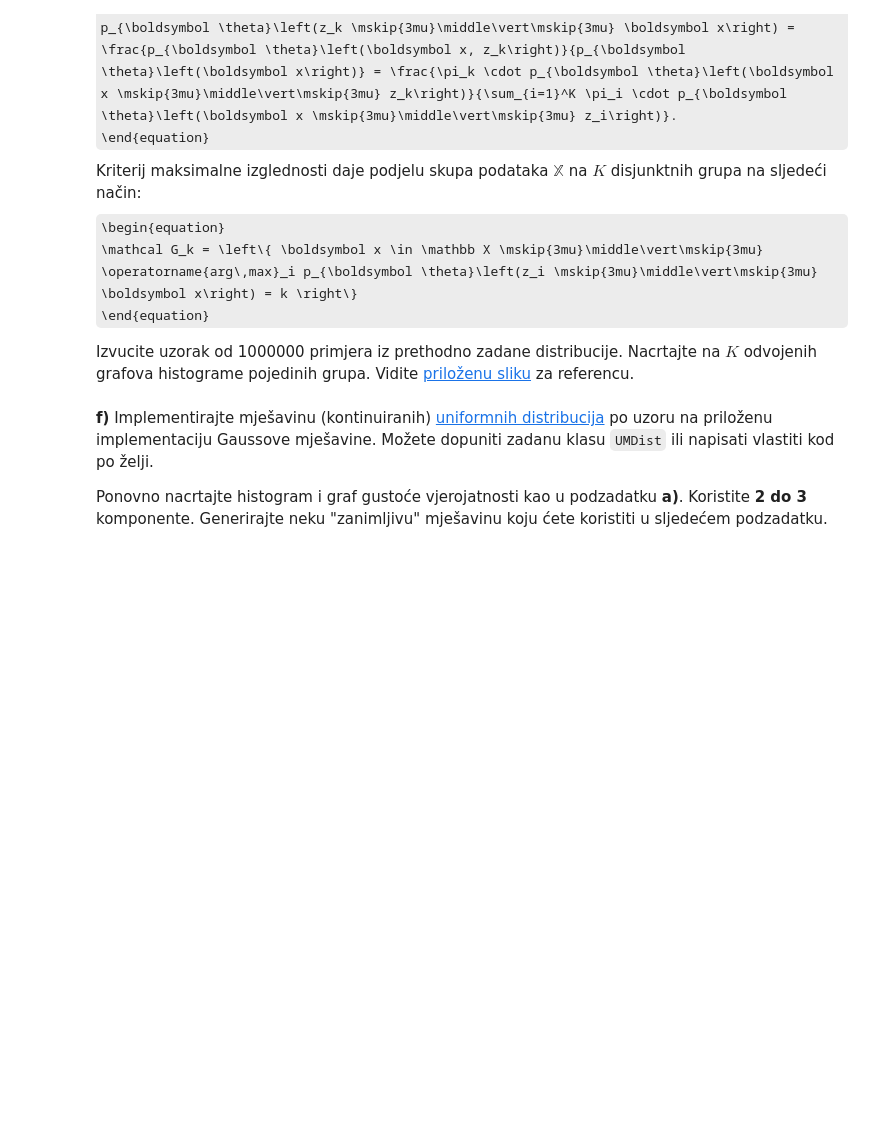
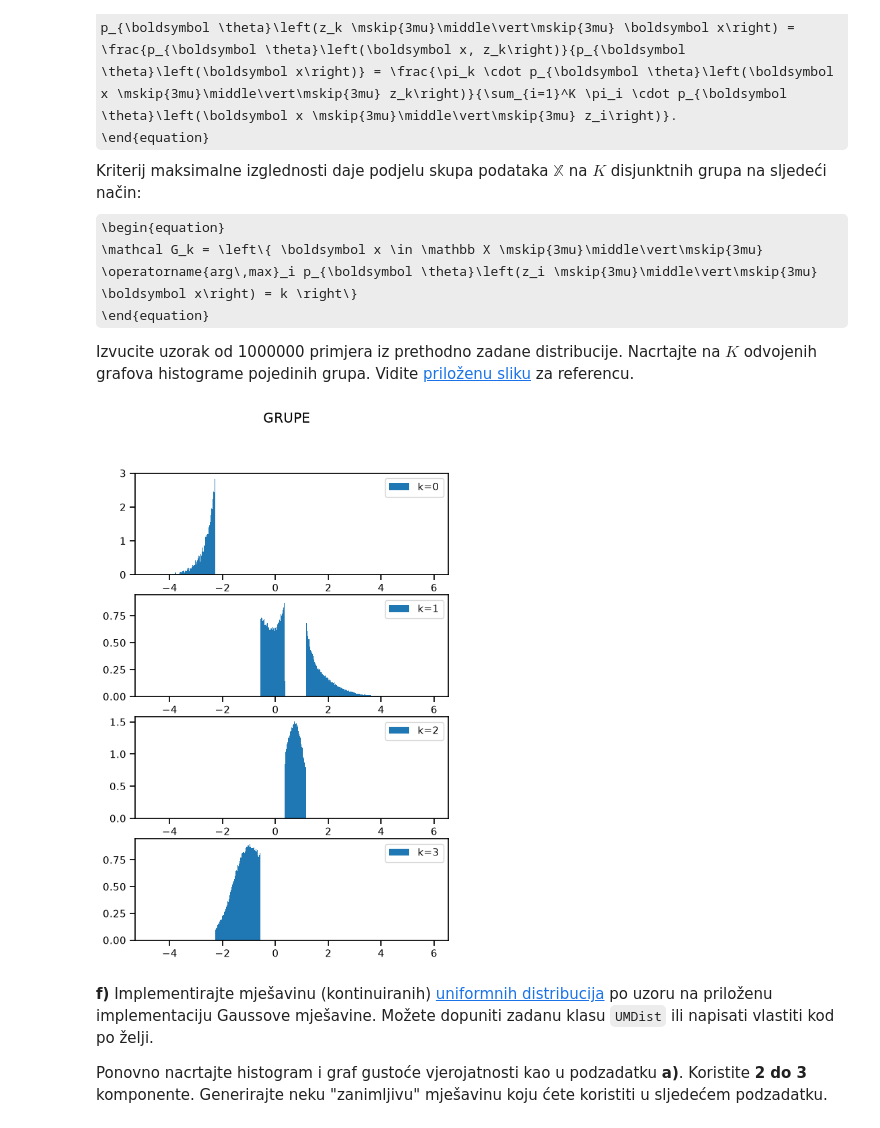
Before and after one commit to Ivan-Dujmic/FER-Deep-Learning-2, a Jupyter notebook: Lab1/lab_1.ipynb, the cells around one changed output. Cells and saved outputs as stored; diff of their text form; code cells hidden in the pictures; some formulas as TeX source; blank space fills up the shorter version.

```diff
--- a/Lab1/lab_1.ipynb
+++ b/Lab1/lab_1.ipynb
@@ -247,13 +247,29 @@ Vidite <a href="slika_3.png">priloženu sliku</a> za referencu.
 # %%
 L = 1000000
 data = dist.sample(L)
 
 _, bins = np.histogram(data, bins=1001)  # ako želimo imati iste 'koševe' u svim grafovima: plt.hist(..., bins=bins)
 
+groups = [[] for _ in range(K)]
+
+for x in data:
+    max_prob = -1
+    argmax = -1
+
+    for k in range(K):
+        h = dist.p_xz_w(x, k)
+        if h > max_prob:
+            max_prob = h
+            argmax=k
+
+    groups[argmax].append(x)
+
 with plot_context(show=True, figsize=(6, 4.5 * model.K / 2), suptitle="GRUPE"):
     for k in range(K):
         with plot_context(subplot=(model.K, 1, k + 1), legend=[f"k={k}"]):
-            plt.hist  # histogram grupe
+            plt.hist(groups[k], bins, density=True)
+# %% [output]
+[figure, added]
 # %% [markdown]
 <b>f)</b>
 Implementirajte mješavinu (kontinuiranih) <a href="https://en.wikipedia.org/wiki/Continuous_uniform_distribution">uniformnih distribucija</a> po uzoru na priloženu implementaciju Gaussove mješavine.
```
Also changed, not shown: parts of 3 cells of this notebook.
